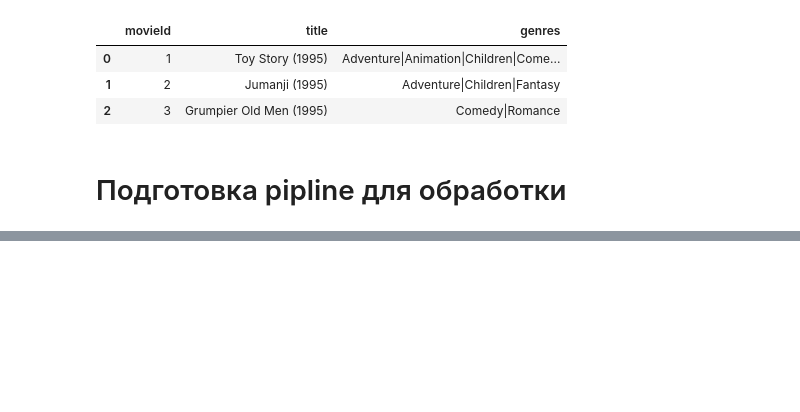
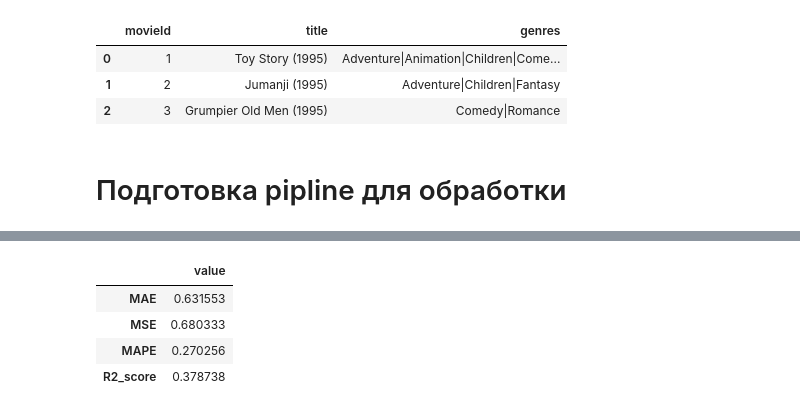
Before and after one commit to aleks-haksly/Simulative, a Jupyter notebook: ML/recomendation.ipynb, the cells around one changed output, grey strips where cells are left out. Drawn from its saved outputs; the diff is of its cells as text; code cells hidden in the pictures; blank space fills up the shorter version.

```diff
--- a/ML/recomendation.ipynb
+++ b/ML/recomendation.ipynb
@@ -189,5 +189,13 @@ pipe = Pipeline(
     ]
 )
+# %%
+final_pipe = Pipeline(
+    [
+        ("Custom_transformer", CustomTransformer(movies_data=movies_df)),
+        ("OneHotEncoder", col_transformer),
+        ("linear_regression", LinearRegression())
+    ]
+)
 # %%
 X_ = ratings_full_df.drop("rating", axis=1)
 y_ = ratings_full_df['rating']
@@ -221,0 +249,8 @@ evaluate_model(y_test, pipe.fit(X_train, y_train).predict(X_test)) #2
+# %%
+evaluate_model(y_, final_pipe.fit(X_, y_).predict(X_))
+# %% [output]
+|  | value |
+| MAE | 0.631553 |
+| MSE | 0.680333 |
+| MAPE | 0.270256 |
+| R2_score | 0.378738 |
```
Also changed, not shown: parts of 16 cells of this notebook.
